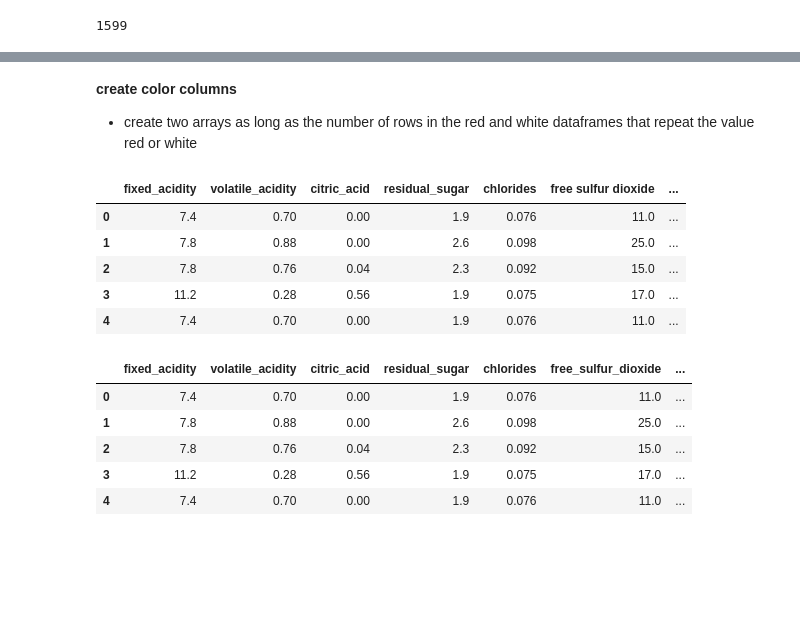
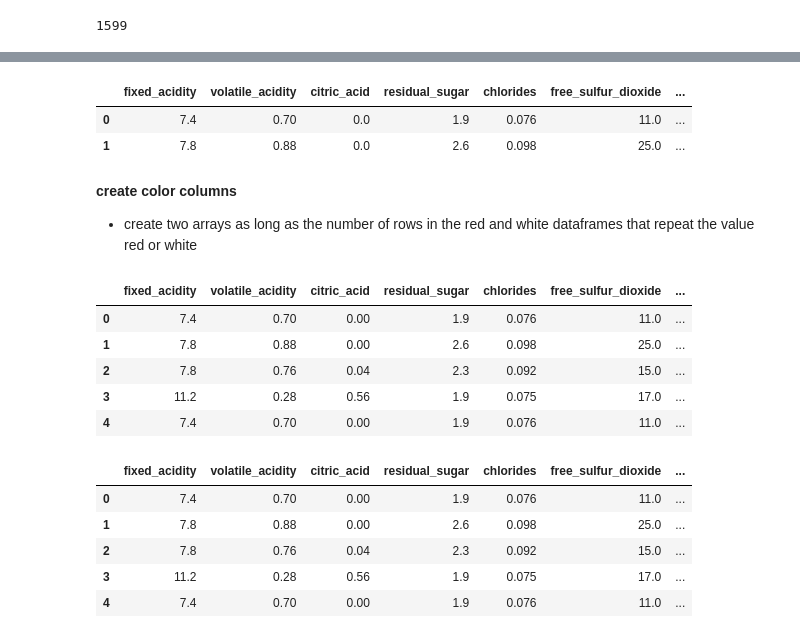
Before and after one commit to jumbamark/data_analysis, a Jupyter notebook: case_studies/first/wine_chemical_properties.ipynb, the cells around one changed output, grey strips where cells are left out. Cells and saved outputs as stored; diff of their text form; code cells hidden in the pictures; blank space fills up the shorter version.

```diff
--- a/case_studies/first/wine_chemical_properties.ipynb
+++ b/case_studies/first/wine_chemical_properties.ipynb
@@ -170,6 +188,12 @@ print(red_df.shape[0])
 # %%
 # renaming a column
-red_df.rename(columns={'free sulphur dioxide': 'free_sulphur_dioxide'}, inplace=True)
+# red_df.rename(columns={'free sulphur dioxide': 'free_sulphur_dioxide'}, inplace=True)
+red_df.rename(columns={"free_sulphur-dioxide": "free_sulphur_dioxide"}, inplace=True)
+red_df.head(2)
+# %% [output]
+|  | fixed_acidity | volatile_acidity | citric_acid | residual_sugar | chlorides | free_sulfur_dioxide | ... |
+| 0 | 7.4 | 0.70 | 0.0 | 1.9 | 0.076 | 11.0 | ... |
+| 1 | 7.8 | 0.88 | 0.0 | 2.6 | 0.098 | 25.0 | ... |
 # %% [markdown]
 __create color columns__
 - create two arrays as long as the number of rows in the red and white dataframes that repeat the value red or white
@@ -184,7 +208,7 @@ color_white = np.repeat("white", white_df.shape[0])
 red_df['color'] = color_red
 red_df.head()
 # %% [output]
-|  | fixed_acidity | volatile_acidity | citric_acid | residual_sugar | chlorides | free sulfur dioxide | ... |
+|  | fixed_acidity | volatile_acidity | citric_acid | residual_sugar | chlorides | free_sulfur_dioxide | ... |
 | 0 | 7.4 | 0.70 | 0.00 | 1.9 | 0.076 | 11.0 | ... |
 | 1 | 7.8 | 0.88 | 0.00 | 2.6 | 0.098 | 25.0 | ... |
 | 2 | 7.8 | 0.76 | 0.04 | 2.3 | 0.092 | 15.0 | ... |
```
Also changed, not shown: parts of 7 cells of this notebook, 2 other files.
